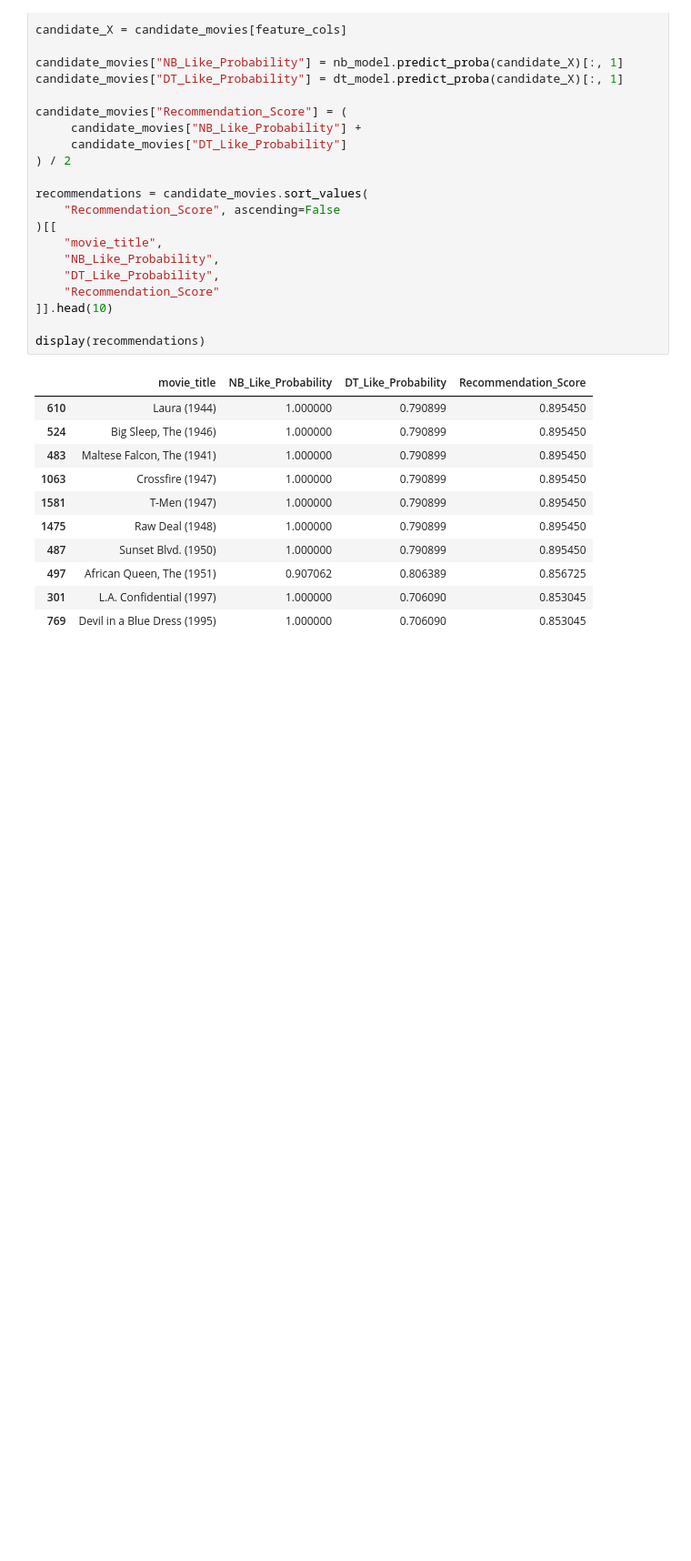
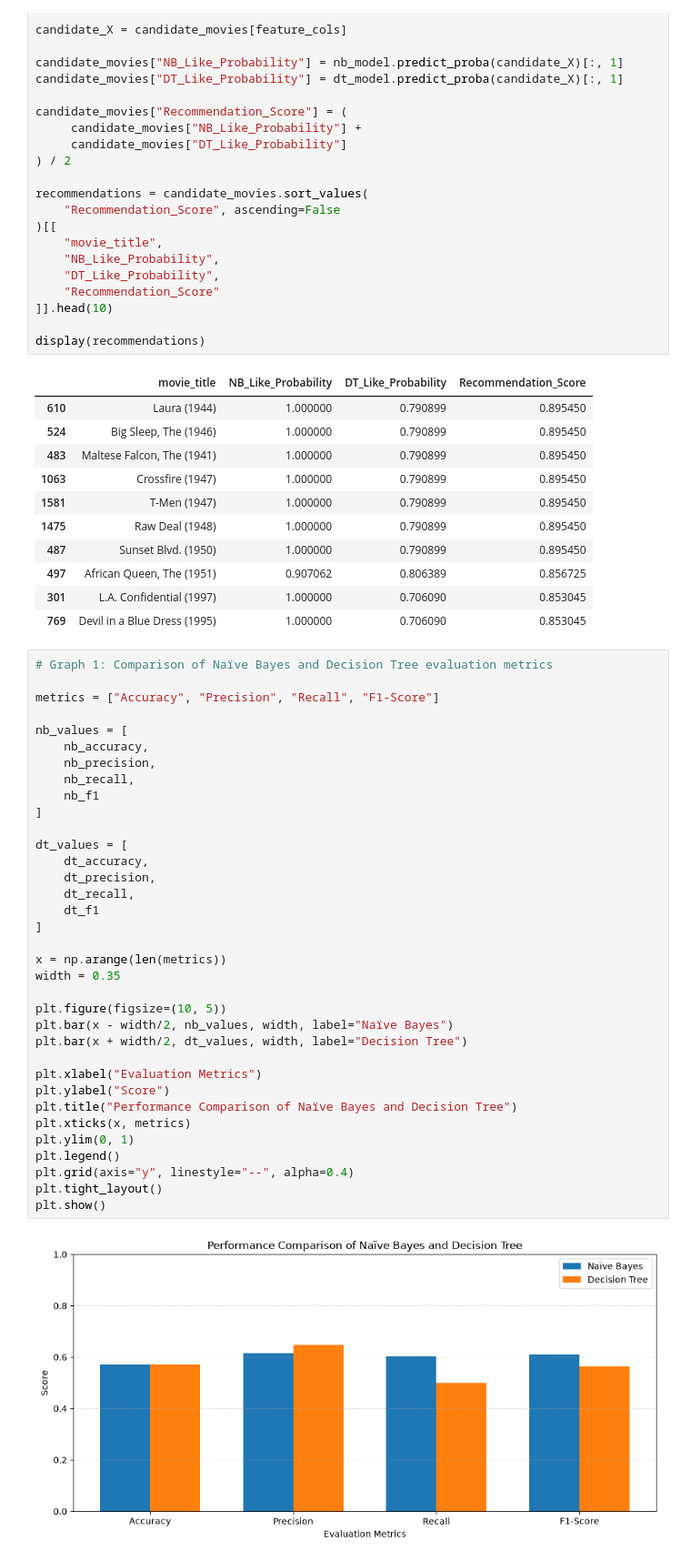
Before and after one commit to harshpinjani6/Movie-Recommendation-System, a Jupyter notebook: Untitled.ipynb, the cells around one changed output. Shown at 91% size. Saved outputs shown, nothing was run; the diff lists cells and outputs as text; blank space fills up the shorter version.

Commit message:
Add movie recommendation system with visualization graphs

```diff
--- a/Untitled.ipynb
+++ b/Untitled.ipynb
@@ -378,3 +378,40 @@ display(recommendations)
 | 497 | African Queen, The (1951) | 0.907062 | 0.806389 | 0.856725 |
 | 301 | L.A. Confidential (1997) | 1.000000 | 0.706090 | 0.853045 |
 | 769 | Devil in a Blue Dress (1995) | 1.000000 | 0.706090 | 0.853045 |
+# %%
+# Graph 1: Comparison of Naïve Bayes and Decision Tree evaluation metrics
+
+metrics = ["Accuracy", "Precision", "Recall", "F1-Score"]
+
+nb_values = [
+    nb_accuracy,
+    nb_precision,
+    nb_recall,
+    nb_f1
+]
+
+dt_values = [
+    dt_accuracy,
+    dt_precision,
+    dt_recall,
+    dt_f1
+]
+
+x = np.arange(len(metrics))
+width = 0.35
+
+plt.figure(figsize=(10, 5))
+plt.bar(x - width/2, nb_values, width, label="Naïve Bayes")
+plt.bar(x + width/2, dt_values, width, label="Decision Tree")
+
+plt.xlabel("Evaluation Metrics")
+plt.ylabel("Score")
+plt.title("Performance Comparison of Naïve Bayes and Decision Tree")
+plt.xticks(x, metrics)
+plt.ylim(0, 1)
+plt.legend()
+plt.grid(axis="y", linestyle="--", alpha=0.4)
+plt.tight_layout()
+plt.show()
+# %% [output]
+[figure, added]
```
Also changed, not shown: parts of 2 cells of this notebook.
